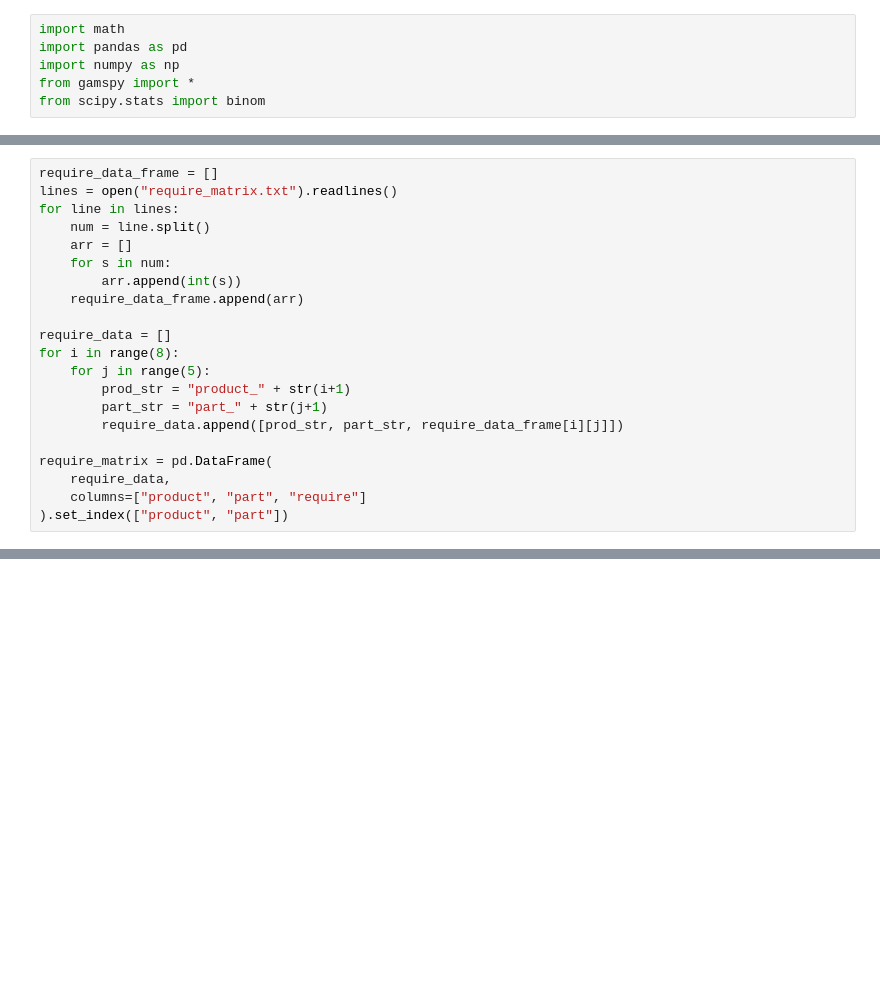
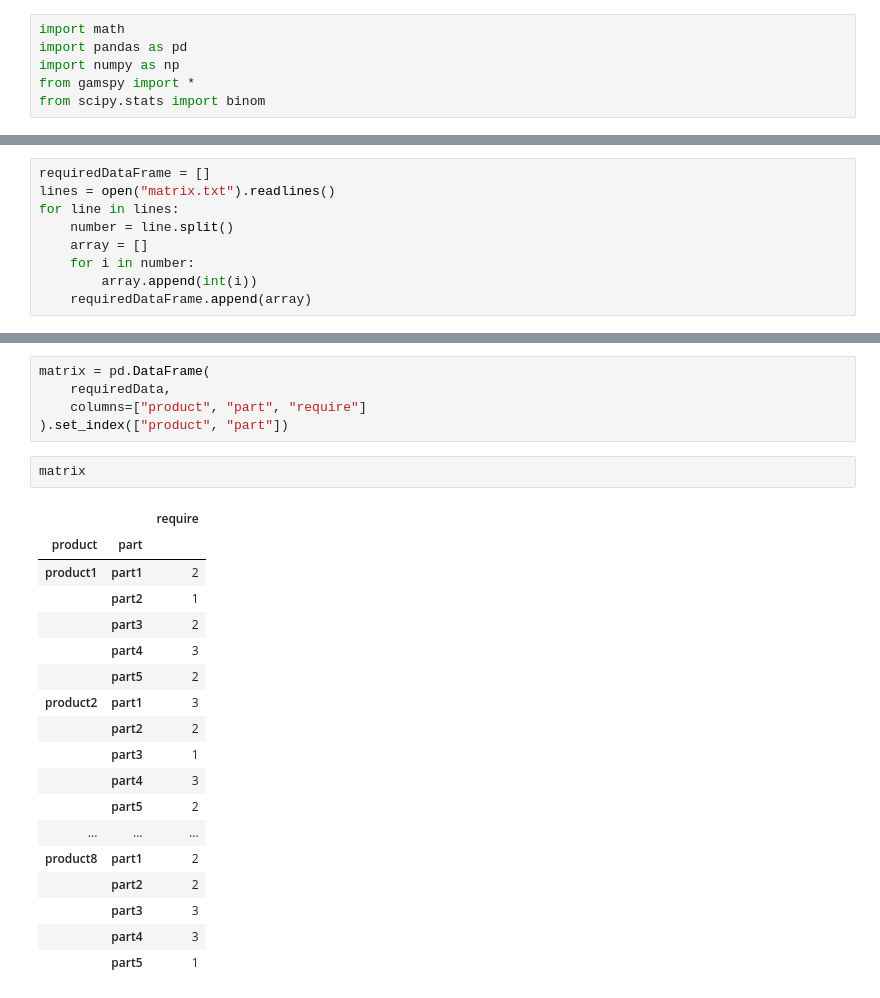
Before and after one commit to NguyenDatk2022/Mathematical_Modeling, a Jupyter notebook: MHH.ipynb, the cells around one changed output, grey strips where cells are left out. Saved outputs shown, nothing was run; the diff lists cells and outputs as text; blank space fills up the shorter version.

```diff
--- a/MHH.ipynb
+++ b/MHH.ipynb
@@ -13,21 +45,9 @@ for k in k_values:
 # %%
-require_data_frame = []
-lines = open("require_matrix.txt").readlines()
+requiredDataFrame = []
+lines = open("matrix.txt").readlines()
 for line in lines:
-    num = line.split()
-    arr = []
-    for s in num:
-        arr.append(int(s))
-    require_data_frame.append(arr)
-
-require_data = []
-for i in range(8):
-    for j in range(5):
-        prod_str = "product_" + str(i+1)
-        part_str = "part_" + str(j+1)
-        require_data.append([prod_str, part_str, require_data_frame[i][j]])
-
-require_matrix = pd.DataFrame(
-    require_data,
-    columns=["product", "part", "require"]
-).set_index(["product", "part"])
+    number = line.split()
+    array = []
+    for i in number:
+        array.append(int(i))
+    requiredDataFrame.append(array)
@@ -34,2 +92,28 @@ require_matrix = pd.DataFrame(
+# %%
+matrix = pd.DataFrame(
+    requiredData,
+    columns=["product", "part", "require"]
+).set_index(["product", "part"])
+# %%
+matrix
+# %% [output]
+|  |  | require |
+| product | part |  |
+| product1 | part1 | 2 |
+|  | part2 | 1 |
+|  | part3 | 2 |
+|  | part4 | 3 |
+|  | part5 | 2 |
+| product2 | part1 | 3 |
+|  | part2 | 2 |
+|  | part3 | 1 |
+|  | part4 | 3 |
+|  | part5 | 2 |
+| ... | ... | ... |
+| product8 | part1 | 2 |
+|  | part2 | 2 |
+|  | part3 | 3 |
+|  | part4 | 3 |
+|  | part5 | 1 |
 # %%
 demand = []
```
Also changed, not shown: parts of 30 cells of this notebook.
